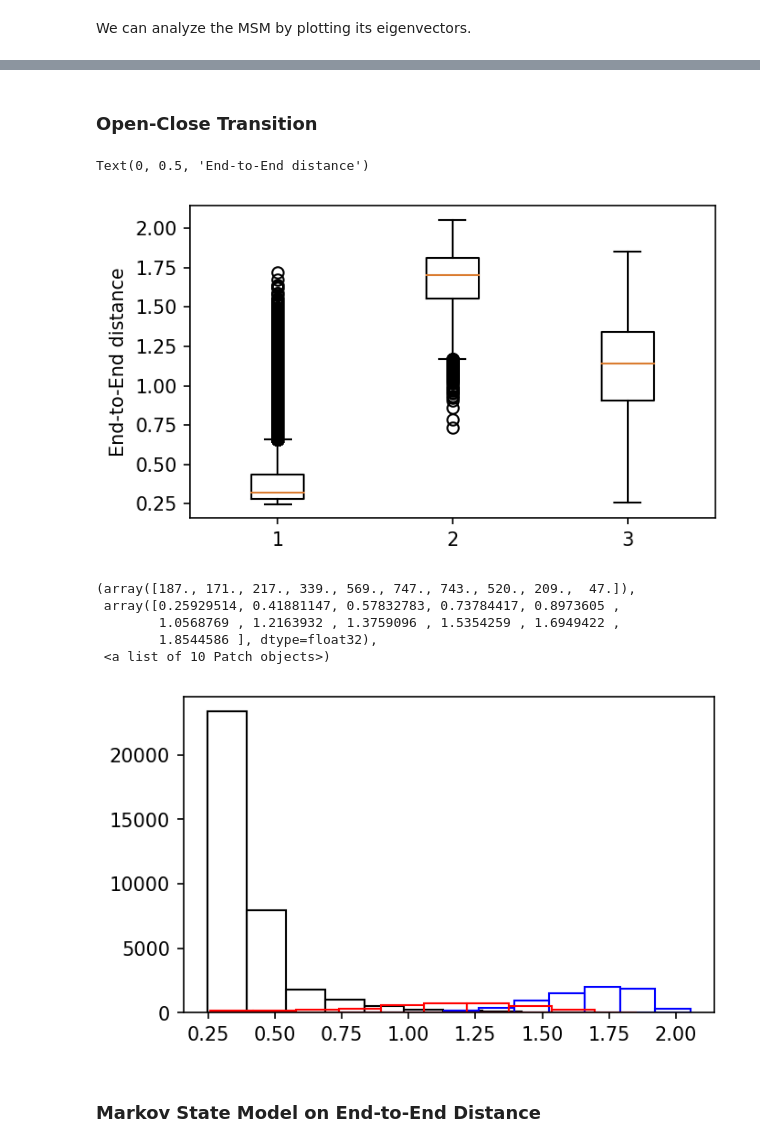
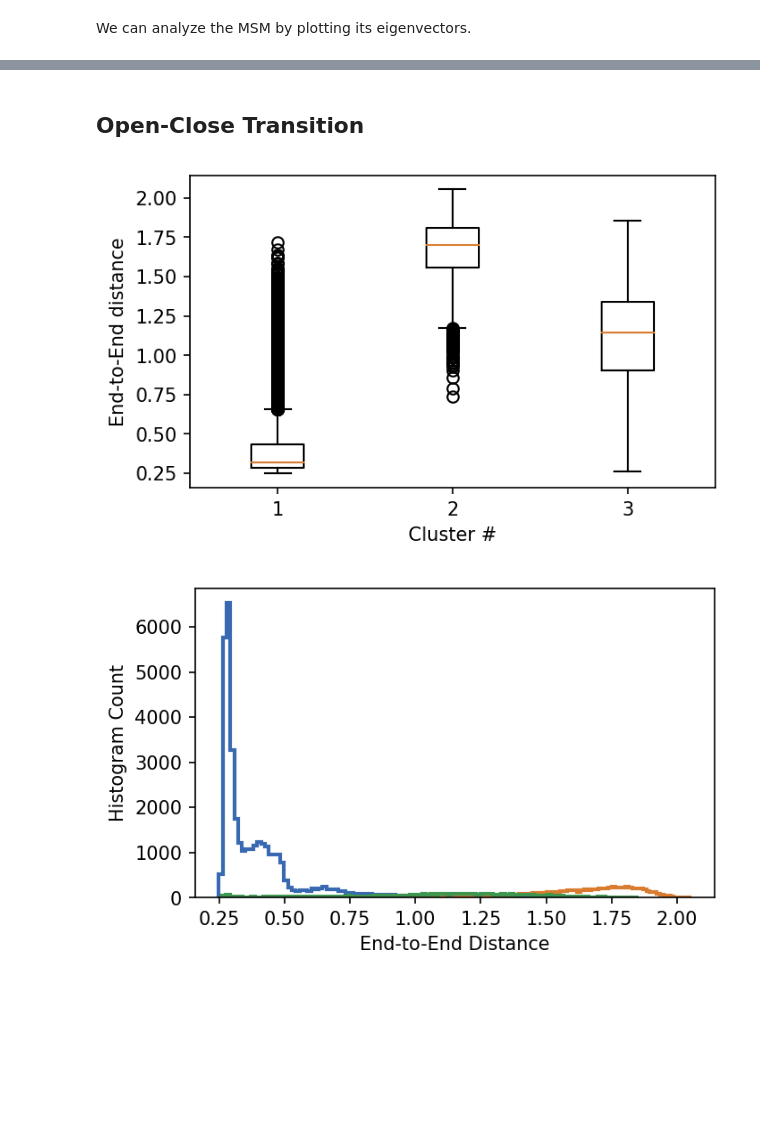
Before and after one commit to janjoswig/AlgoSB2021, a Jupyter notebook: example/example_VGLAPG.ipynb, the cells around one changed output, grey strips where cells are left out. Cells and saved outputs as stored; diff of their text form; code cells hidden in the pictures; blank space fills up the shorter version.

Commit message:
histogram format

```diff
--- a/example/example_VGLAPG.ipynb
+++ b/example/example_VGLAPG.ipynb
@@ -181,5 +194,5 @@ plt.tight_layout()
 # %% [markdown]
-### Open-Close Transition
+## Open-Close Transition
 # %%
 ete_data = []
 for i in range(1, 4):
@@ -188,21 +201,18 @@ for i in range(1, 4):
 # %%
 fig, ax = plt.subplots()
 ax.boxplot(ete_data)
 ax.set_ylabel('End-to-End distance')
+ax.set_xlabel('Cluster #')
+plt.show()
 # %% [output]
-Text(0, 0.5, 'End-to-End distance')
-[figure, old version]
+[figure, new version]
 # %%
 fig, ax = plt.subplots()
-ax.hist(ete_data[0], edgecolor='k', facecolor='none')
-ax.hist(ete_data[1], edgecolor='b', facecolor='none')
-ax.hist(ete_data[2], edgecolor='r', facecolor='none')
+ax.hist(ete_data[0], histtype='step', linewidth=2, bins=100)
+ax.hist(ete_data[1], histtype='step', linewidth=2, bins=100)
+ax.hist(ete_data[2], histtype='step', linewidth=2, bins=100)
+ax.set_xlabel('End-to-End Distance')
+ax.set_ylabel('Histogram Count')
+plt.show()
 # %% [output]
-(array([187., 171., 217., 339., 569., 747., 743., 520., 209.,  47.]),
- array([0.25929514, 0.41881147, 0.57832783, 0.73784417, 0.8973605 ,
-        1.0568769 , 1.2163932 , 1.3759096 , 1.5354259 , 1.6949422 ,
-        1.8544586 ], dtype=float32),
- <a list of 10 Patch objects>)
-[figure, old version]
+[figure, new version]
-# %% [markdown]
-### Markov State Model on End-to-End Distance
```
Also changed, not shown: parts of 23 cells of this notebook.
